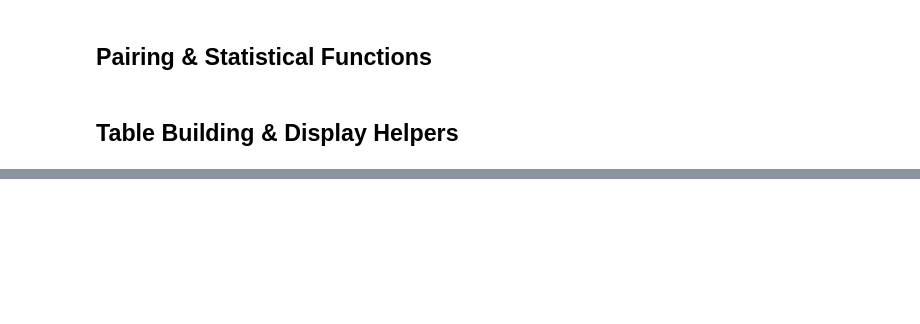
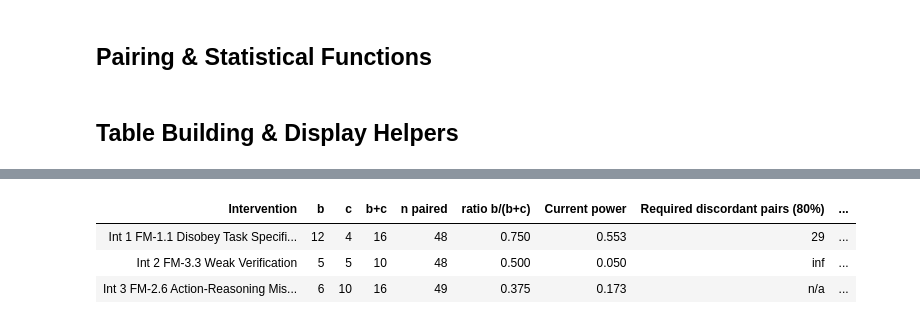
Before and after one commit to uagarwal123/IKEA_MAST_thesis, a Jupyter notebook: Bram/AG2/analysis/statistical_analysis.ipynb, the cells around one changed output, grey strips where cells are left out. Cells and saved outputs as stored; diff of their text form; code cells hidden in the pictures; blank space fills up the shorter version.

```diff
--- a/Bram/AG2/analysis/statistical_analysis.ipynb
+++ b/Bram/AG2/analysis/statistical_analysis.ipynb
@@ -420,0 +509,85 @@ Combined Overview — Δ (pp) and p-value for all three interventions vs baselin
+# %%
+# McNemar Power Analysis – Target FM Prevalence
+
+import numpy as np
+from scipy import stats
+
+def cohens_h(p, p0=0.5):
+    return 2 * np.arcsin(np.sqrt(p)) - 2 * np.arcsin(np.sqrt(p0))
+
+ALPHA  = 0.05
+TARGET = 0.80
+
+z_crit = stats.norm.ppf(1 - ALPHA / 2)
+z_beta = stats.norm.ppf(TARGET)
+
+int_configs_power = [
+    ("Int 1  FM-1.1  Disobey Task Specification", INTERVENTIONS[1][1], '1.1'),
+    ("Int 2  FM-3.3  Weak Verification",          INTERVENTIONS[2][1], '3.3'),
+    ("Int 3  FM-2.6  Action-Reasoning Mismatch",  INTERVENTIONS[0][1], '2.6'),
+]
+
+rows = []
+for label, idir, fm in int_configs_power:
+    df_int   = load_run(idir, 'Intervention')
+    paired   = pair_runs(df_base, df_int)
+    n_paired = len(paired)
+    bv = paired[f'{fm}_base'].astype(int).values
+    iv = paired[f'{fm}_int'].astype(int).values
+    b = int(((bv == 1) & (iv == 0)).sum())
+    c = int(((bv == 0) & (iv == 1)).sum())
+    n_disc    = b + c
+    p         = b / n_disc if n_disc > 0 else 0.5
+    abs_h     = abs(cohens_h(p))
+    wrong_dir = c > b
+
+    if abs_h < 1e-9:
+        current_power = ALPHA
+        n_req_str     = "inf"
+        n_total_str   = "inf"
+    elif wrong_dir:
+        ncp           = abs_h * np.sqrt(n_disc)
+        current_power = stats.norm.cdf(ncp - z_crit) + stats.norm.cdf(-ncp - z_crit)
+        n_req_str     = "n/a"
+        n_total_str   = "n/a"
+    else:
+        ncp           = abs_h * np.sqrt(n_disc)
+        current_power = stats.norm.cdf(ncp - z_crit) + stats.norm.cdf(-ncp - z_crit)
+        n_req_exact   = ((z_crit + z_beta) / abs_h) ** 2
+        disc_rate     = n_disc / n_paired
+        n_req_str     = str(int(np.ceil(n_req_exact)))
+        n_total_str   = str(int(np.ceil(n_req_exact / disc_rate)))
+
+    rows.append({
+        'Intervention'                    : label,
+        'b'                               : b,
+        'c'                               : c,
+        'b+c'                             : n_disc,
+        'n paired'                        : n_paired,
+        'ratio b/(b+c)'                   : round(p, 3),
+        'Current power'                   : round(current_power, 3),
+        'Required discordant pairs (80%)' : n_req_str,
+        'Required n (80%)'                : n_total_str,
+    })
+
+power_df = pd.DataFrame(rows)
+
+display(
+    power_df.style
+    .hide(axis='index')
+    .set_caption(
+        'McNemar Power Analysis: Target FM Prevalence  '
+    )
+    .format({'ratio b/(b+c)': '{:.3f}', 'Current power': '{:.3f}'})
+    .set_properties(**{'text-align': 'right'},
+                    subset=['b', 'c', 'b+c', 'n paired', 'ratio b/(b+c)', 'Current power',
+                            'Required discordant pairs (80%)', 'Required n (80%)'])
+    .set_properties(**{'text-align': 'left'}, subset=['Intervention'])
+    .set_table_styles([
+        {'selector': 'caption',
+         'props': [('font-size', '1.05em'), ('font-weight', 'bold'), ('text-align', 'left')]},
+        {'selector': 'th',
+         'props': [('text-align', 'center'), ('background-color', '#f5f5f5')]},
+    ])
+)
+# %% [output]
@@ -420,0 +595,4 @@ Combined Overview — Δ (pp) and p-value for all three interventions vs baselin
+| Intervention | b | c | b+c | n paired | ratio b/(b+c) | Current power | Required discordant pairs (80%) | ... |
+| Int 1 FM-1.1 Disobey Task Specifi... | 12 | 4 | 16 | 48 | 0.750 | 0.553 | 29 | ... |
+| Int 2 FM-3.3 Weak Verification | 5 | 5 | 10 | 48 | 0.500 | 0.050 | inf | ... |
+| Int 3 FM-2.6 Action-Reasoning Mis... | 6 | 10 | 16 | 49 | 0.375 | 0.173 | n/a | ... |
```
Also changed, not shown: parts of 16 cells of this notebook, 4 other files.
